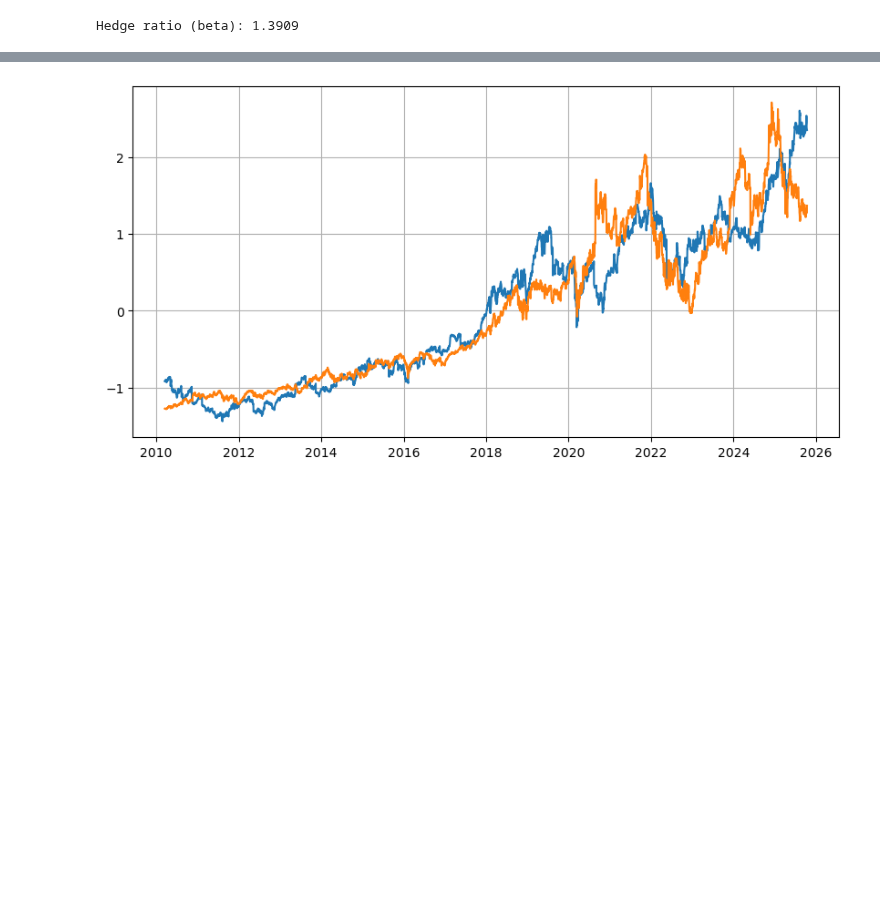
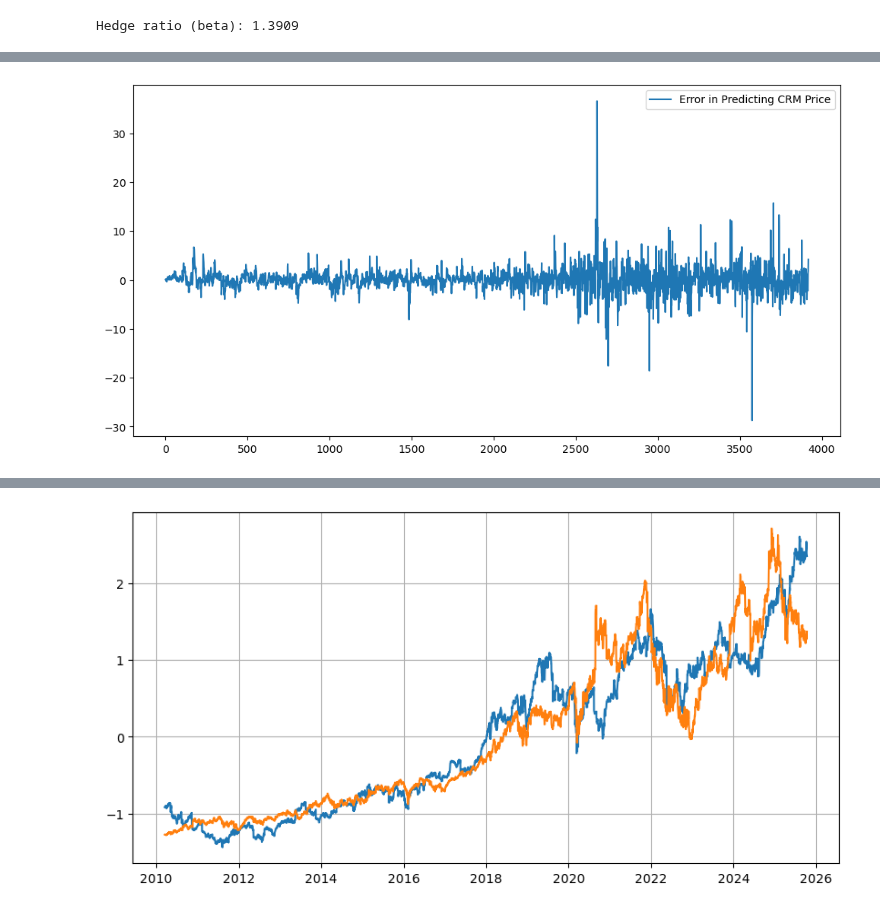
Before and after one commit to LuisMB09/Trading, a Jupyter notebook: kalman_filters.ipynb, the cells around one changed output, grey strips where cells are left out. Drawn from its saved outputs; the diff is of its cells as text; code cells hidden in the pictures; blank space fills up the shorter version.

```diff
--- a/kalman_filters.ipynb
+++ b/kalman_filters.ipynb
@@ -382,0 +396,7 @@ plt.show()
+# %%
+plt.figure(figsize=(12, 6))
+plt.plot(y_price - preds, label =f'Error in Predicting {tickers[1]} Price')
+plt.legend()
+plt.show()
+# %% [output]
+[figure, added]
```
Also changed, not shown: parts of 10 cells of this notebook, 1 other file.
